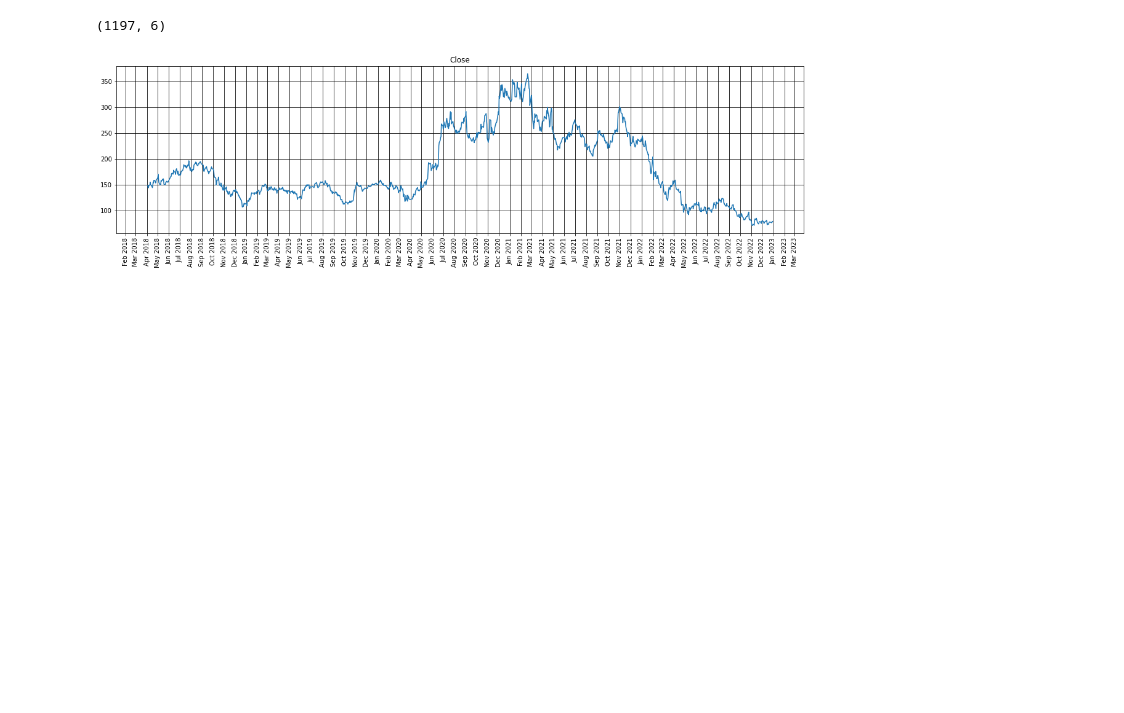
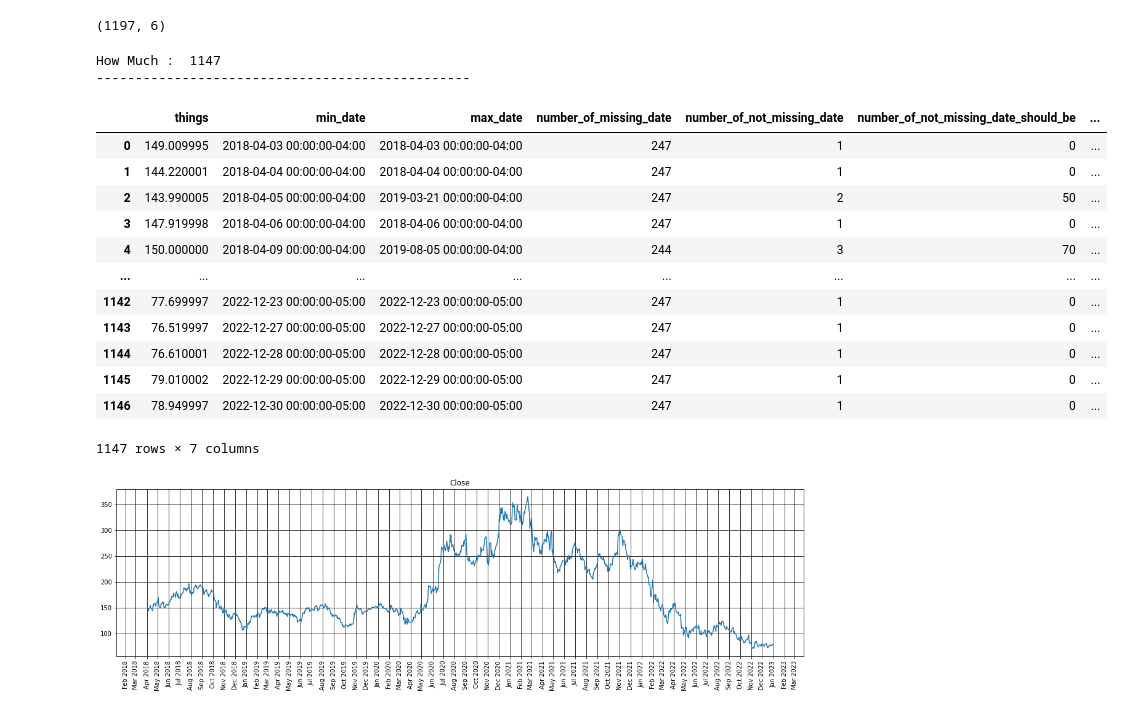
Before and after one commit to muarrikhyazka/time-series-forecasting-of-stock-price, a Jupyter notebook: time-series-forecasting-of-spotify-stock-price.ipynb, the cells around one changed output. Cells and saved outputs as stored; diff of their text form; code cells hidden in the pictures; blank space fills up the shorter version.

```diff
--- a/time-series-forecasting-of-spotify-stock-price.ipynb
+++ b/time-series-forecasting-of-spotify-stock-price.ipynb
@@ -81,5 +88,21 @@ def check_missing_date(dataframe, column):
             print('Pass')
     return df_result
 # %%
-# check_missing_date(df, 'Avg')
+check_missing_date(df, 'Close')
+# %% [output]
+How Much :  1147
+------------------------------------------------
+|  | things | min_date | max_date | number_of_missing_date | number_of_not_missing_date | number_of_not_missing_date_should_be | ... |
+| 0 | 149.009995 | 2018-04-03 00:00:00-04:00 | 2018-04-03 00:00:00-04:00 | 247 | 1 | 0 | ... |
+| 1 | 144.220001 | 2018-04-04 00:00:00-04:00 | 2018-04-04 00:00:00-04:00 | 247 | 1 | 0 | ... |
+| 2 | 143.990005 | 2018-04-05 00:00:00-04:00 | 2019-03-21 00:00:00-04:00 | 247 | 2 | 50 | ... |
+| 3 | 147.919998 | 2018-04-06 00:00:00-04:00 | 2018-04-06 00:00:00-04:00 | 247 | 1 | 0 | ... |
+| 4 | 150.000000 | 2018-04-09 00:00:00-04:00 | 2019-08-05 00:00:00-04:00 | 244 | 3 | 70 | ... |
+| ... | ... | ... | ... | ... | ... | ... | ... |
+| 1142 | 77.699997 | 2022-12-23 00:00:00-05:00 | 2022-12-23 00:00:00-05:00 | 247 | 1 | 0 | ... |
+| 1143 | 76.519997 | 2022-12-27 00:00:00-05:00 | 2022-12-27 00:00:00-05:00 | 247 | 1 | 0 | ... |
+| 1144 | 76.610001 | 2022-12-28 00:00:00-05:00 | 2022-12-28 00:00:00-05:00 | 247 | 1 | 0 | ... |
+| 1145 | 79.010002 | 2022-12-29 00:00:00-05:00 | 2022-12-29 00:00:00-05:00 | 247 | 1 | 0 | ... |
+| 1146 | 78.949997 | 2022-12-30 00:00:00-05:00 | 2022-12-30 00:00:00-05:00 | 247 | 1 | 0 | ... |
+1147 rows × 7 columns
 # %%
```
Also changed, not shown: parts of 17 cells of this notebook, 5 other files.
